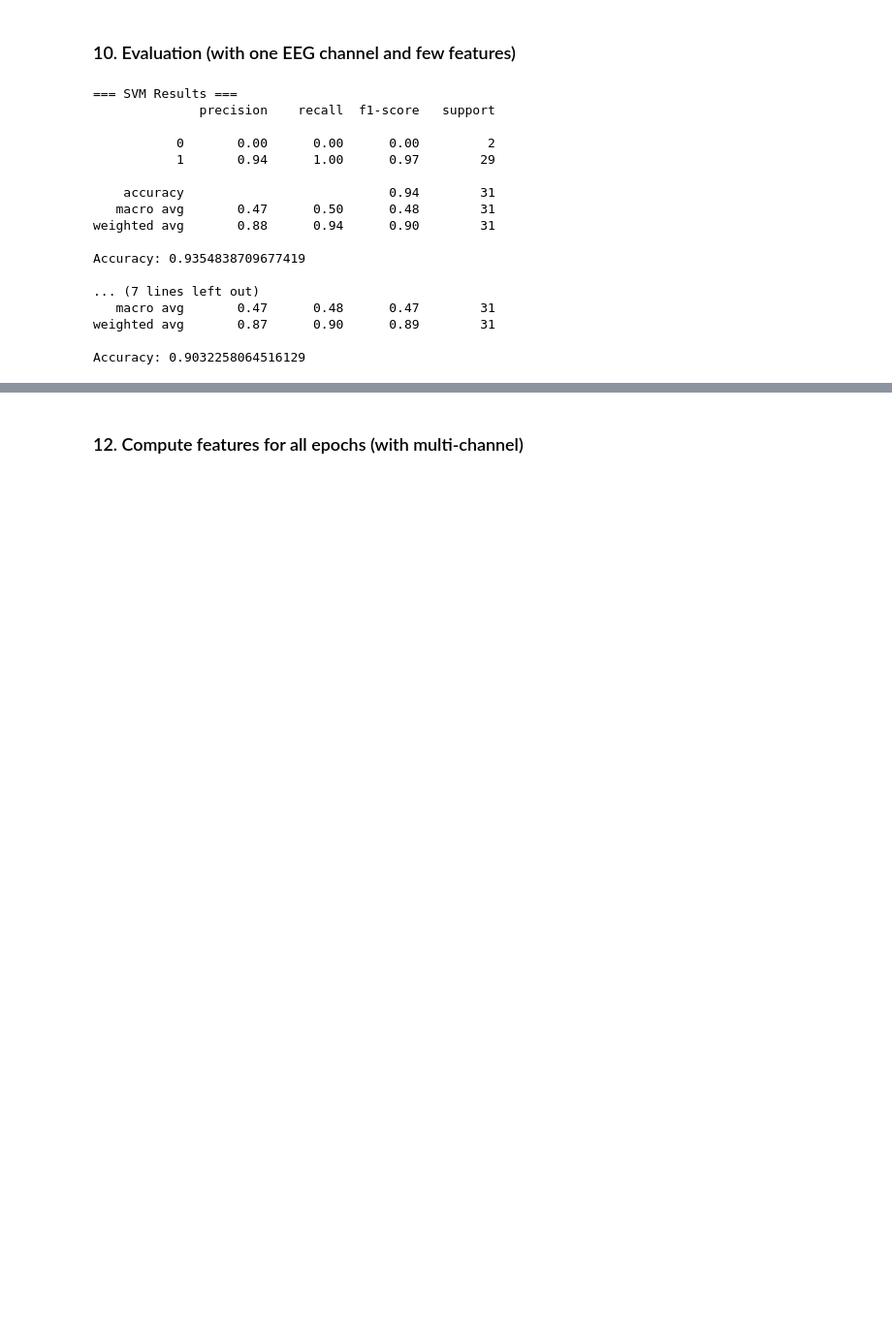
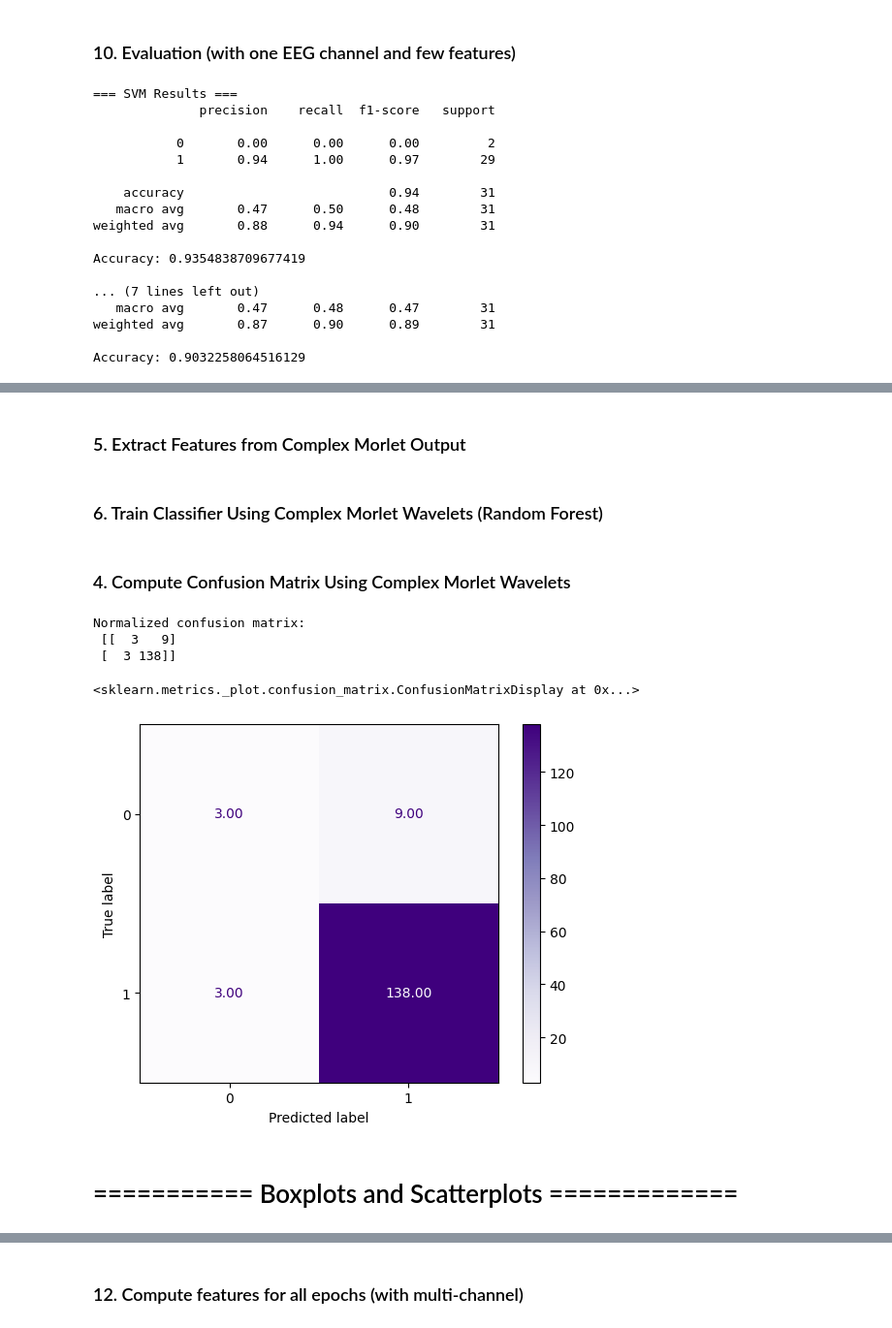
Before and after one commit to Mbala12/SVM-RF-with-Sleep-Database, a Jupyter notebook: SVM_RF_Classification.ipynb, the cells around one changed output, grey strips where cells are left out. Shown at 97% size. Cells and saved outputs as stored; diff of their text form; code cells hidden in the pictures; blank space fills up the shorter version.

```diff
--- a/SVM_RF_Classification.ipynb
+++ b/SVM_RF_Classification.ipynb
@@ -291,0 +395,2 @@ Accuracy: 0.9032258064516129
+# %% [markdown]
+### 5. Extract Features from Complex Morlet Output
@@ -291,0 +424,40 @@ Accuracy: 0.9032258064516129
+# %% [markdown]
+### 6. Train Classifier Using Complex Morlet Wavelets (Random Forest)
+# %%
+clf = RandomForestClassifier(n_estimators=100, random_state=42)
+
+kf = StratifiedKFold(n_splits=5, shuffle=True, random_state=42)
+
+y_true_all = []
+y_pred_all = []
+
+for train_idx, test_idx in kf.split(X, y):
+    X_train, X_test = X[train_idx], X[test_idx]
+    y_train, y_test = y[train_idx], y[test_idx]
+
+    clf.fit(X_train, y_train)
+    y_pred = clf.predict(X_test)
+
+    y_true_all.extend(y_test)
+    y_pred_all.extend(y_pred)
+# %% [markdown]
+### 4. Compute Confusion Matrix Using Complex Morlet Wavelets
+# %%
+cm = confusion_matrix(y_true_all, y_pred_all, labels=np.unique(y))
+#cm = confusion_matrix(y_true_all, y_pred_all, labels=np.unique(y), normalize='true')
+
+#print("Confusion matrix:\n", cm)
+print("Normalized confusion matrix:\n", cm)
+
+# Plot
+disp = ConfusionMatrixDisplay(confusion_matrix=cm,
+                              display_labels=np.unique(y))
+disp.plot(cmap='Purples', values_format=".2f")
+# %% [output]
+Normalized confusion matrix:
+ [[  3   9]
+ [  3 138]]
+<sklearn.metrics._plot.confusion_matrix.ConfusionMatrixDisplay at 0x...>
+[figure, added]
+# %% [markdown]
+# =========== Boxplots and Scatterplots =============
```
Also changed, not shown: parts of 23 cells of this notebook.
